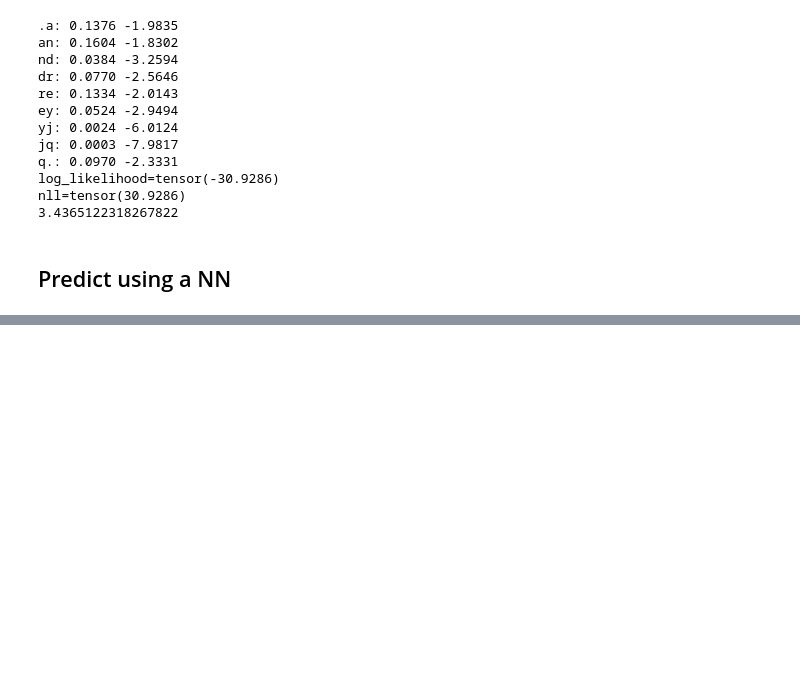
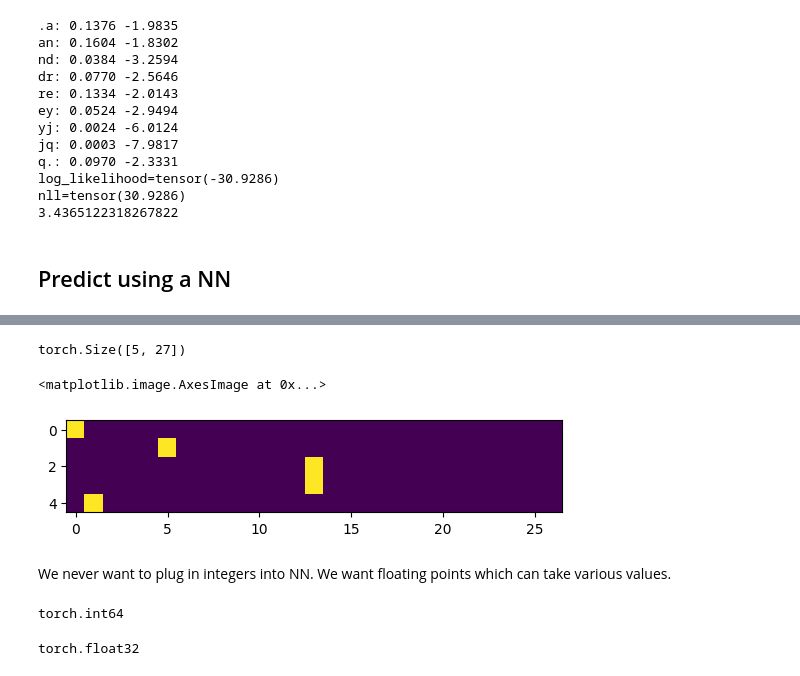
Before and after one commit to martush/martush_notebooks, a Jupyter notebook: char_level_language_model.ipynb, the cells around one changed output, grey strips where cells are left out. Cells and saved outputs as stored; diff of their text form; code cells hidden in the pictures; blank space fills up the shorter version.

```diff
--- a/char_level_language_model.ipynb
+++ b/char_level_language_model.ipynb
@@ -1006,11 +1006,12 @@ nll=tensor(30.9286)
 # Create a training set of all the bigrams (x, y)
 xs, ys = [], []
 
-for w in words:
+for w in words[:1]:
     chars = ['.'] + list(w) + ['.']
     for ch1, ch2 in zip(chars, chars[1:]):
         ix1 = stoi[ch1]
         ix2 = stoi[ch2]
+        print(ch1, ch2)
         xs.append(ix1)
         ys.append(ix2)
 
@@ -1018,0 +1041,3 @@ ys = torch.tensor(ys)
+# %%
+x_enc = F.one_hot(xs, num_classes=27)
+print(x_enc)
@@ -1018,0 +1055,17 @@ ys = torch.tensor(ys)
+# %%
+x_enc.shape
+# %% [output]
+torch.Size([5, 27])
+# %%
+plt.imshow(x_enc)
+#plt.show()
+# Each of our 5 examples is encoded into a 27 vector and the appropriate bit is turned on as a 1 and everything else is 0
+# %% [output]
+<matplotlib.image.AxesImage at 0x...>
+[figure, added]
+# %% [markdown]
+We never want to plug in integers into NN. We want floating points which can take various values.
+# %%
+x_enc.dtype
+# %% [output]
+torch.int64
@@ -1018,0 +1076,4 @@ ys = torch.tensor(ys)
+# %%
+x_enc.dtype
+# %% [output]
+torch.float32
```
Also changed, not shown: parts of 58 cells of this notebook.
